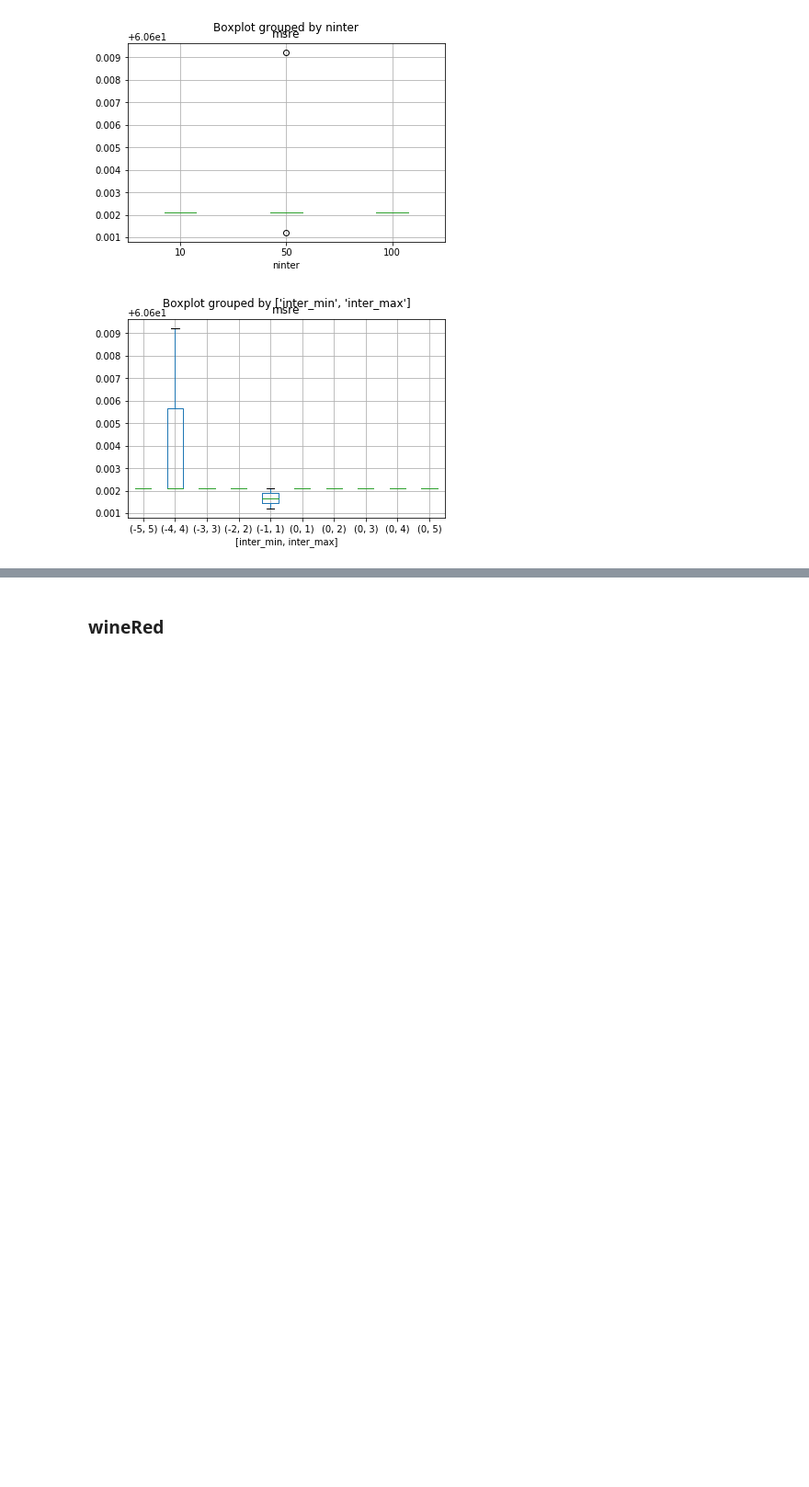
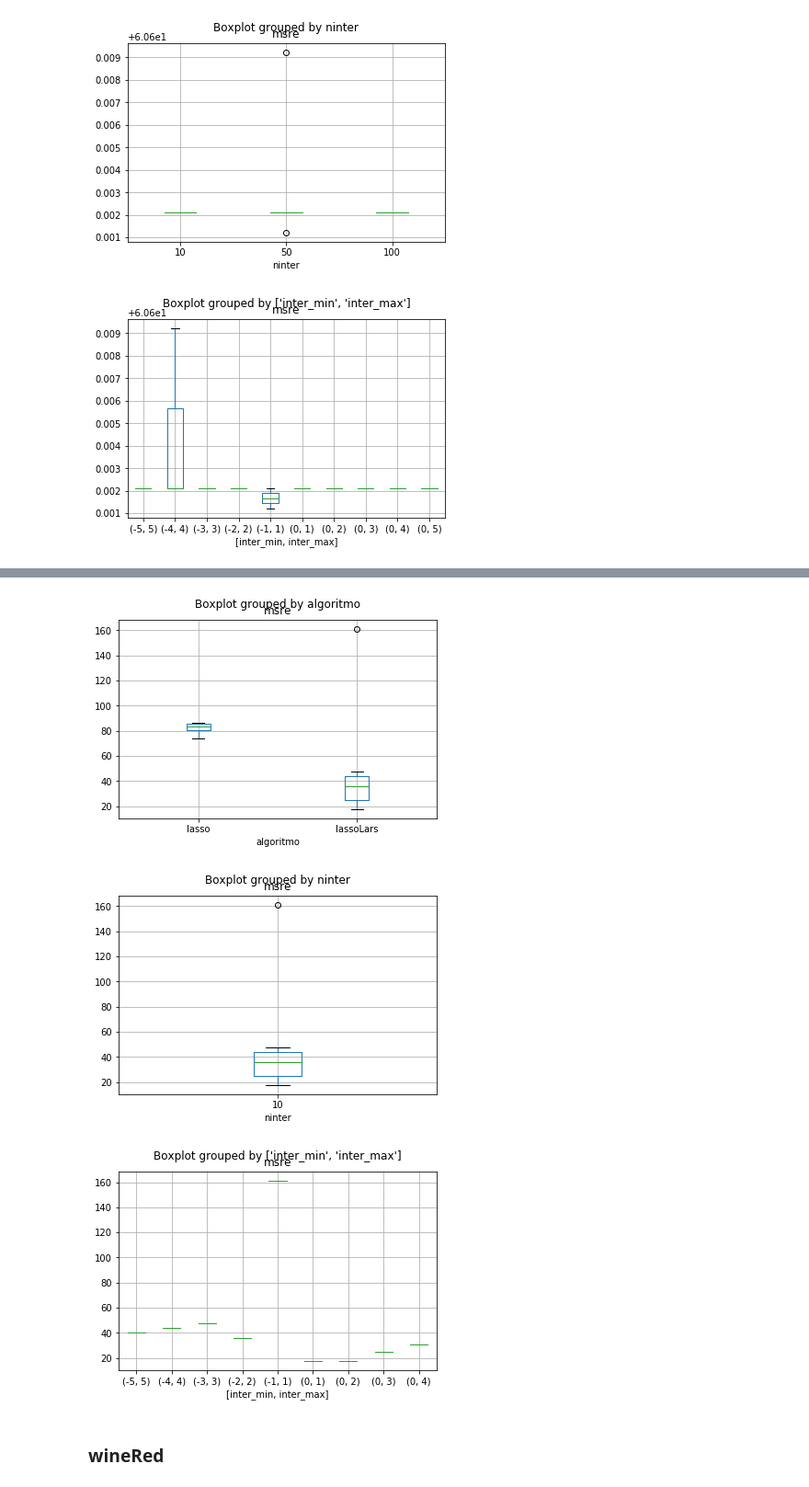
Before and after one commit to maira-lima/inter-transf, a Jupyter notebook: inter-transf.ipynb, the cells around one changed output, grey strips where cells are left out. Shown at 92% size. Drawn from its saved outputs; the diff is of its cells as text; code cells hidden in the pictures; blank space fills up the shorter version.

Commit message:
tá difícil de terminar o towerData

```diff
--- a/inter-transf.ipynb
+++ b/inter-transf.ipynb
@@ -454,0 +458,4 @@ bp = S[['inter_min','inter_max','msre']].boxplot(column=['msre'], by=['inter_min
+# %%
+S = df.loc[df['dataset'] == 'towerData']
+# linha com menor msre
+S.loc[S['msre'].idxmin()]
@@ -455,3 +483,16 @@ bp = S[['inter_min','inter_max','msre']].boxplot(column=['msre'], by=['inter_min
+# %%
+outliers = (S['msre']-S['msre'].mean()).abs()>3*S['msre'].std()
+S = S[~outliers]
+bp = S[['algoritmo','msre']].boxplot(column=['msre'], by='algoritmo')
+S = S.loc[df['algoritmo'] == 'lassoLars']
+outliers = (S['msre']-S['msre'].mean()).abs()>3*S['msre'].std()
+S = S[~outliers]
+bp = S[['ninter','msre']].boxplot(column=['msre'], by='ninter')
+bp = S[['inter_min','inter_max','msre']].boxplot(column=['msre'], by=['inter_min','inter_max'])
+# %% [output]
+[figure, added]
+[figure, added]
+[figure, added]
 # %% [markdown]
 ### wineRed
 # %%
```
Also changed, not shown: parts of 8 cells of this notebook, 2 other files.
